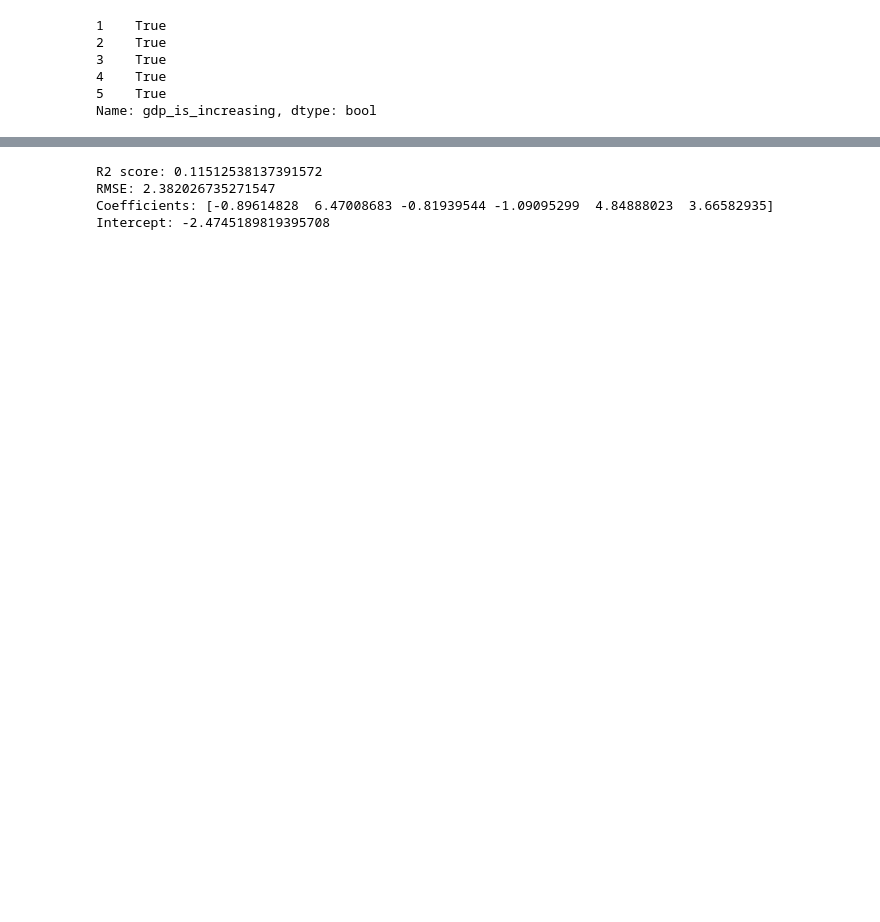
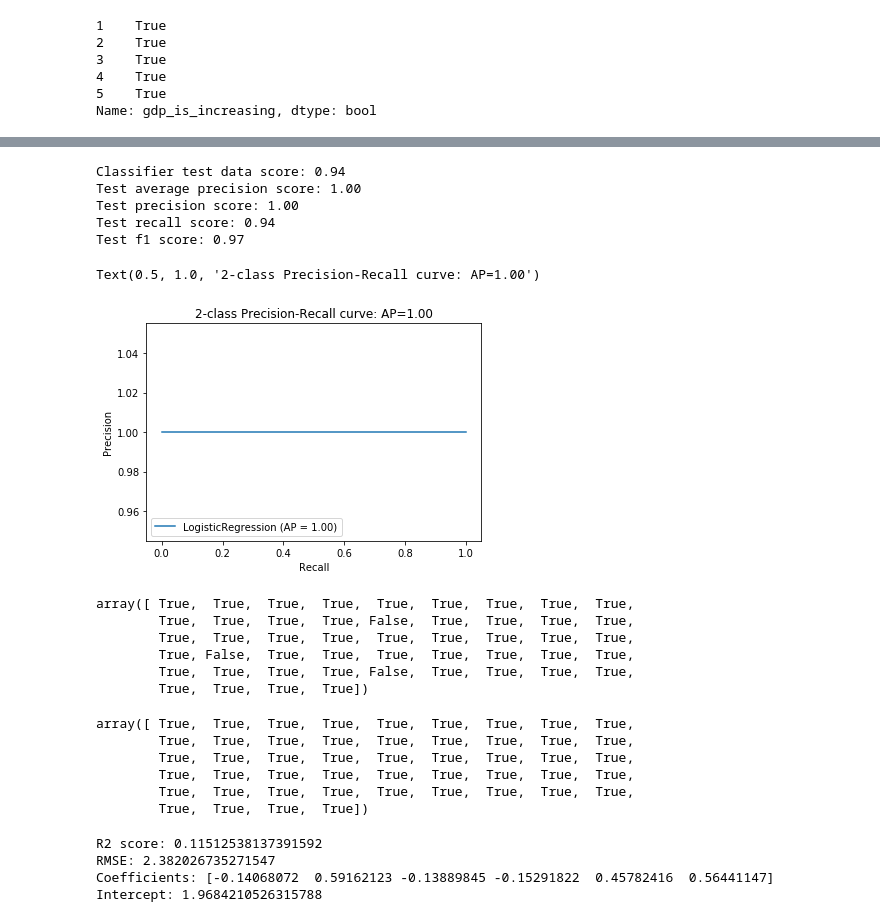
Before and after one commit to schkotty/Data-Science, a Jupyter notebook: GDP-Predictor/GDP-Predictor.ipynb, the cells around one changed output, grey strips where cells are left out. Cells and saved outputs as stored; diff of their text form; code cells hidden in the pictures; blank space fills up the shorter version.

```diff
--- a/GDP-Predictor/GDP-Predictor.ipynb
+++ b/GDP-Predictor/GDP-Predictor.ipynb
@@ -288,3 +350,54 @@ Done
+# %%
+from sklearn.metrics import f1_score
+
+#evaluate the model by using a test set
+y_hat_test_class = clf.predict(x_test_normalized)
+print('Classifier test data score: {0:0.2f}'.format(clf.score(x_test_normalized, y_test_class)))
+#print the accuracy
+#print('Classifier test accuracy: {0}'.format(np.average(y_hat_test_class == y_test_class)))
+
+avg_precision = average_precision_score(y_test_class, y_hat_test_class)
+print('Test average precision score: {0:0.2f}'.format(avg_precision))
+
+precision = precision_score(y_test_class, y_hat_test_class)
+print('Test precision score: {0:0.2f}'.format(precision))
+
+recall = recall_score(y_test_class, y_hat_test_class)
+print('Test recall score: {0:0.2f}'.format(recall))
+
+f1_score_val = f1_score(y_test_class, y_hat_test_class)
+print('Test f1 score: {0:0.2f}'.format(f1_score_val))
+
+
+disp = plot_precision_recall_curve(clf, x_test_normalized, y_test_class)
+disp.ax_.set_title('2-class Precision-Recall curve: '
+                   'AP={0:0.2f}'.format(avg_precision))
+# %% [output]
+Classifier test data score: 0.94
+Test average precision score: 1.00
+Test precision score: 1.00
+Test recall score: 0.94
+Test f1 score: 0.97
+Text(0.5, 1.0, '2-class Precision-Recall curve: AP=1.00')
+[figure, added]
+# %%
+y_hat_test_class
+# %% [output]
+array([ True,  True,  True,  True,  True,  True,  True,  True,  True,
+        True,  True,  True,  True, False,  True,  True,  True,  True,
+        True,  True,  True,  True,  True,  True,  True,  True,  True,
+        True, False,  True,  True,  True,  True,  True,  True,  True,
+        True,  True,  True,  True, False,  True,  True,  True,  True,
+        True,  True,  True,  True])
+# %%
+y_test_class.to_numpy()
+# %% [output]
+array([ True,  True,  True,  True,  True,  True,  True,  True,  True,
+        True,  True,  True,  True,  True,  True,  True,  True,  True,
+        True,  True,  True,  True,  True,  True,  True,  True,  True,
+        True,  True,  True,  True,  True,  True,  True,  True,  True,
+        True,  True,  True,  True,  True,  True,  True,  True,  True,
+        True,  True,  True,  True])
 # %%
 #y_test
 # %%
@@ -295,12 +408,12 @@ from sklearn.metrics import mean_squared_error
 
 lin = LinearRegression()
 
-reg = lin.fit(x_train_minmax, y_train_rate)
-r2coeffofdet = lin.score(x_train_minmax, y_train_rate)
+reg = lin.fit(x_train_normalized, y_train_rate)
+r2coeffofdet = lin.score(x_train_normalized, y_train_rate)
 
 print('R2 score:', r2coeffofdet)   # This is the coefficient of determination.
 
-y_hat_train_rate = reg.predict(x_train_minmax)
+y_hat_train_rate = reg.predict(x_train_normalized)
 
 RMSE = np.sqrt(mean_squared_error(y_train_rate, y_hat_train_rate))
 print('RMSE:', RMSE)
@@ -308,10 +421,10 @@ print('RMSE:', RMSE)
 print('Coefficients:', reg.coef_)
 print('Intercept:', reg.intercept_)
 # %% [output]
-R2 score: 0.11512538137391572
+R2 score: 0.11512538137391592
 RMSE: 2.382026735271547
-Coefficients: [-0.89614828  6.47008683 -0.81939544 -1.09095299  4.84888023  3.66582935]
-Intercept: -2.4745189819395708
+Coefficients: [-0.14068072  0.59162123 -0.13889845 -0.15291822  0.45782416  0.56441147]
+Intercept: 1.9684210526315788
 # %%
 from sklearn.preprocessing import PolynomialFeatures
 
```
Also changed, not shown: parts of 14 cells of this notebook.
